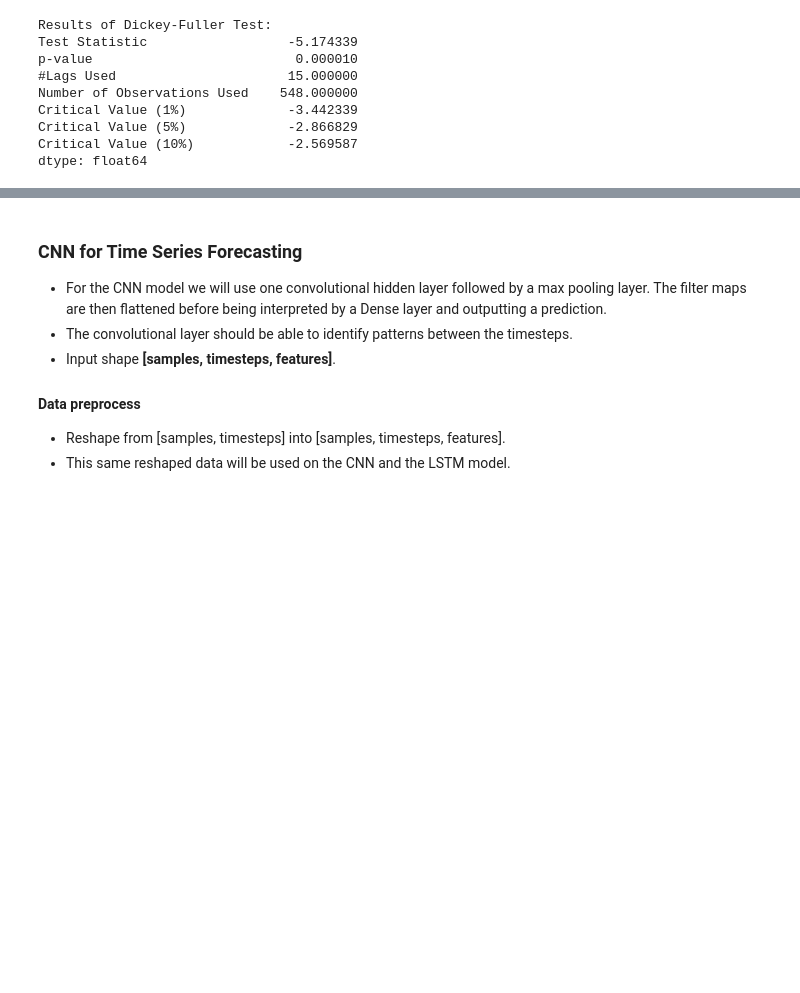
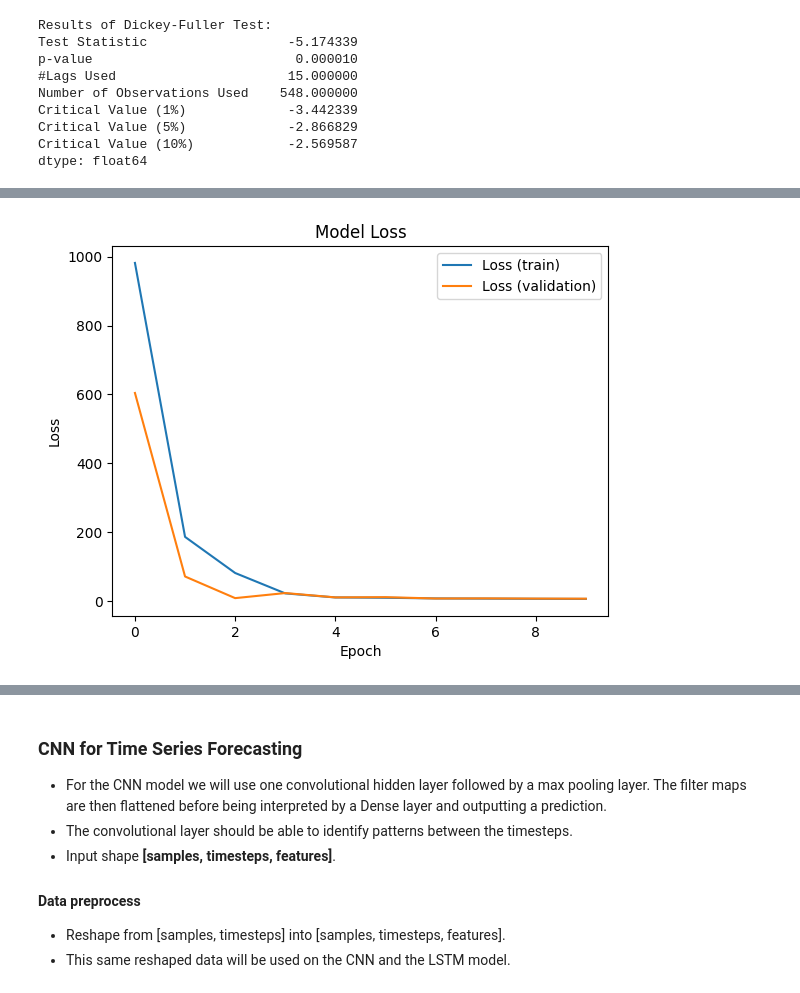
Before and after one commit to camazlucas/PEE-CPE727-Aprendizado-Profundo, a Jupyter notebook: 2024-03/Seminarios/11 - Aplicacoes em Series Temporais/Aplicacao em Series Temporais.ipynb, the cells around one changed output, grey strips where cells are left out. Cells and saved outputs as stored; diff of their text form; code cells hidden in the pictures; blank space fills up the shorter version.

Commit message:
Implementacao completa do modelo MLP

```diff
--- a/2024-03/Seminarios/11 - Aplicacoes em Series Temporais/Aplicacao em Series Temporais.ipynb
+++ b/2024-03/Seminarios/11 - Aplicacoes em Series Temporais/Aplicacao em Series Temporais.ipynb
@@ -299,0 +250,16 @@ print(X_train.shape, y_train.shape)
+# %%
+# Criando o conjunto de validação
+valid_data = scaled_data[train_data_len:train_data_len + valid_data_len, :]
+X_valid, Y_valid = [], []
+
+for i in range(60, len(valid_data)):
+    X_valid.append(valid_data[i-60:i, 0])
+    Y_valid.append(valid_data[i, 0])
+
+X_valid, y_valid = np.array(X_valid), np.array(Y_valid)
+X_valid = np.reshape(X_valid, (X_valid.shape[0], X_valid.shape[1], 1))
+Y_valid = np.array(Y_valid)
+
+print(len(X_valid))
+print(len(Y_valid))
+print(len(valid_data))
@@ -359,7 +340,7 @@ dtype: float64
 * The thing with MLP models is that the model don't take the input as sequenced data, so for the model, it is just receiving inputs and don't treat them as sequenced data, that may be a problem since the model won't see the data with the sequence patter that it has.
 * Input shape **[samples, timesteps]**.
 # %%
-epochs =
-batch =
-lr =
+epochs = 10
+batch = 32
+lr = 0.001
 adam = optimizers.Adam(lr)
@@ -368,7 +347,8 @@ SyntaxError: invalid syntax (1348836494.py, line 1)
 # %%
 model_mlp = Sequential()
-model_mlp.add(Dense(, activation='relu', input_dim=X_train.shape[1]))
-model_mlp.add(Dense())
-model_mlp.compile(loss=, optimizer=adam)
+model_mlp.add(Dense(64, activation='relu', input_dim=X_train.shape[1]))
+model_mlp.add(Dense(32))
+model_mlp.add(Dense(1))
+model_mlp.compile(loss='mean_squared_error', optimizer=adam)
 model_mlp.summary()
 # %% [output]
@@ -376,2 +368,5 @@ SyntaxError: invalid syntax (64957464.py, line 2)
 # %%
-mlp_history = model_mlp.fit(X_train.values, Y_train, validation_data=(X_valid.values, Y_valid), epochs=epochs, verbose=2)
+mlp_history = model_mlp.fit(X_train, Y_train,
+                            validation_data=(X_valid, Y_valid),
+                            epochs=epochs,
+                            verbose=2)
@@ -377,0 +394,11 @@ mlp_history = model_mlp.fit(X_train.values, Y_train, validation_data=(X_valid.va
+# %%
+
+plt.plot(mlp_history.history['loss'], label='Loss (train)')
+plt.plot(mlp_history.history['val_loss'], label='Loss (validation)')
+plt.title('Model Loss')
+plt.ylabel('Loss')
+plt.xlabel('Epoch')
+plt.legend()
+plt.show()
+# %% [output]
+[figure, added]
```
Also changed, not shown: parts of 32 cells of this notebook.
